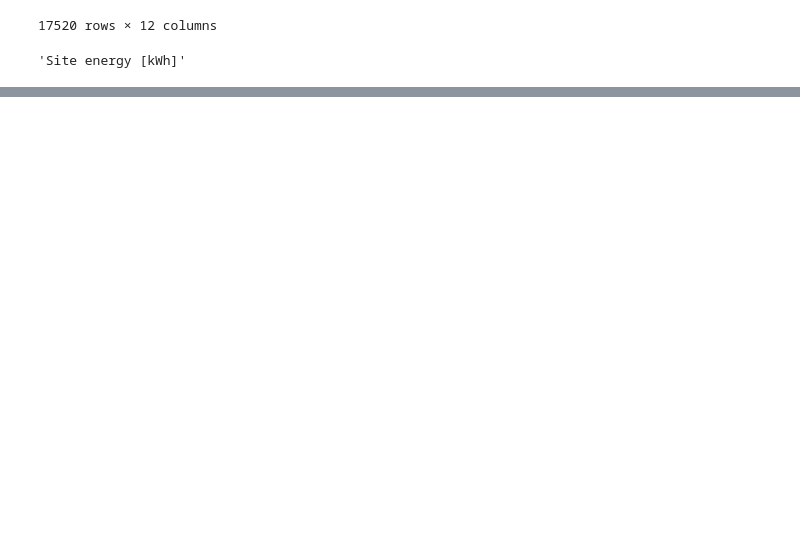
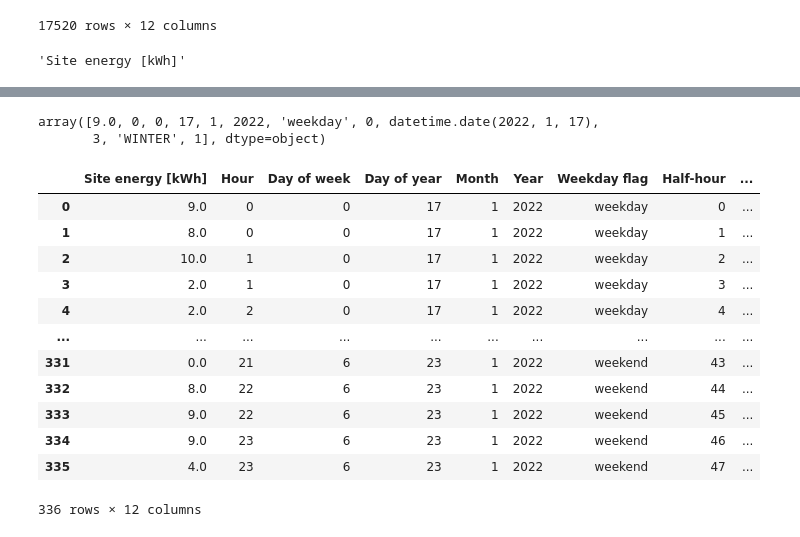
Before and after one commit to empowering-energy-solutions-ltd/e2sviz, a Jupyter notebook: notebooks/testing_notebook.ipynb, the cells around one changed output, grey strips where cells are left out. Saved outputs shown, nothing was run; the diff lists cells and outputs as text; code cells hidden in the pictures; blank space fills up the shorter version.

```diff
--- a/notebooks/testing_notebook.ipynb
+++ b/notebooks/testing_notebook.ipynb
@@ -205,0 +183,2 @@ array([[Timestamp('2022-01-01 00:00:00'), 10.0, 50.0, 100.0, 0, 5, 1, 1,
+# %%
+new_test_arr_to_df = manipulations.SeasonalWeekManipulator(filled_na_df, 0).data_formatter()[0]
@@ -205,0 +201,23 @@ array([[Timestamp('2022-01-01 00:00:00'), 10.0, 50.0, 100.0, 0, 5, 1, 1,
+# %%
+test_dataf = functions.add_time_features(demand)
+# %%
+new_test_arr_to_df[0]
+# %% [output]
+array([9.0, 0, 0, 17, 1, 2022, 'weekday', 0, datetime.date(2022, 1, 17),
+       3, 'WINTER', 1], dtype=object)
+# %%
+data_preparation.convert_data_types(new_test_arr_to_df, columns=test_dataf.columns)
+# %% [output]
+|  | Site energy [kWh] | Hour | Day of week | Day of year | Month | Year | Weekday flag | Half-hour | ... |
+| 0 | 9.0 | 0 | 0 | 17 | 1 | 2022 | weekday | 0 | ... |
+| 1 | 8.0 | 0 | 0 | 17 | 1 | 2022 | weekday | 1 | ... |
+| 2 | 10.0 | 1 | 0 | 17 | 1 | 2022 | weekday | 2 | ... |
+| 3 | 2.0 | 1 | 0 | 17 | 1 | 2022 | weekday | 3 | ... |
+| 4 | 2.0 | 2 | 0 | 17 | 1 | 2022 | weekday | 4 | ... |
+| ... | ... | ... | ... | ... | ... | ... | ... | ... | ... |
+| 331 | 0.0 | 21 | 6 | 23 | 1 | 2022 | weekend | 43 | ... |
+| 332 | 8.0 | 22 | 6 | 23 | 1 | 2022 | weekend | 44 | ... |
+| 333 | 9.0 | 22 | 6 | 23 | 1 | 2022 | weekend | 45 | ... |
+| 334 | 9.0 | 23 | 6 | 23 | 1 | 2022 | weekend | 46 | ... |
+| 335 | 4.0 | 23 | 6 | 23 | 1 | 2022 | weekend | 47 | ... |
+336 rows × 12 columns
```
Also changed, not shown: parts of 21 cells of this notebook, 5 other files.
